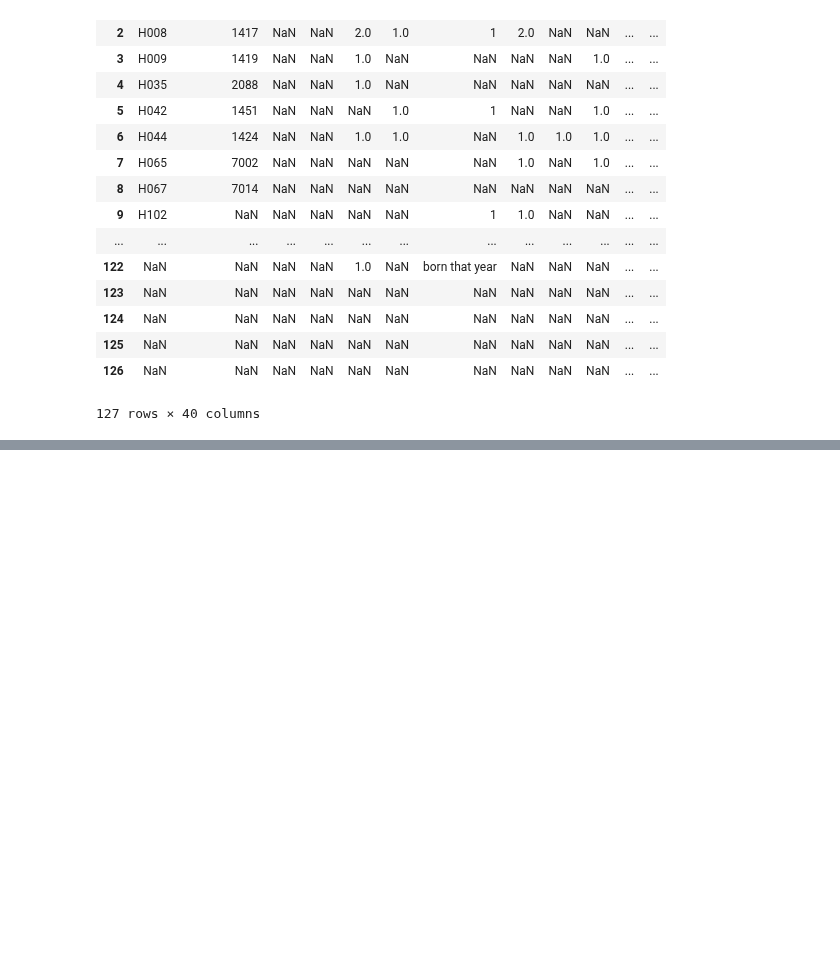
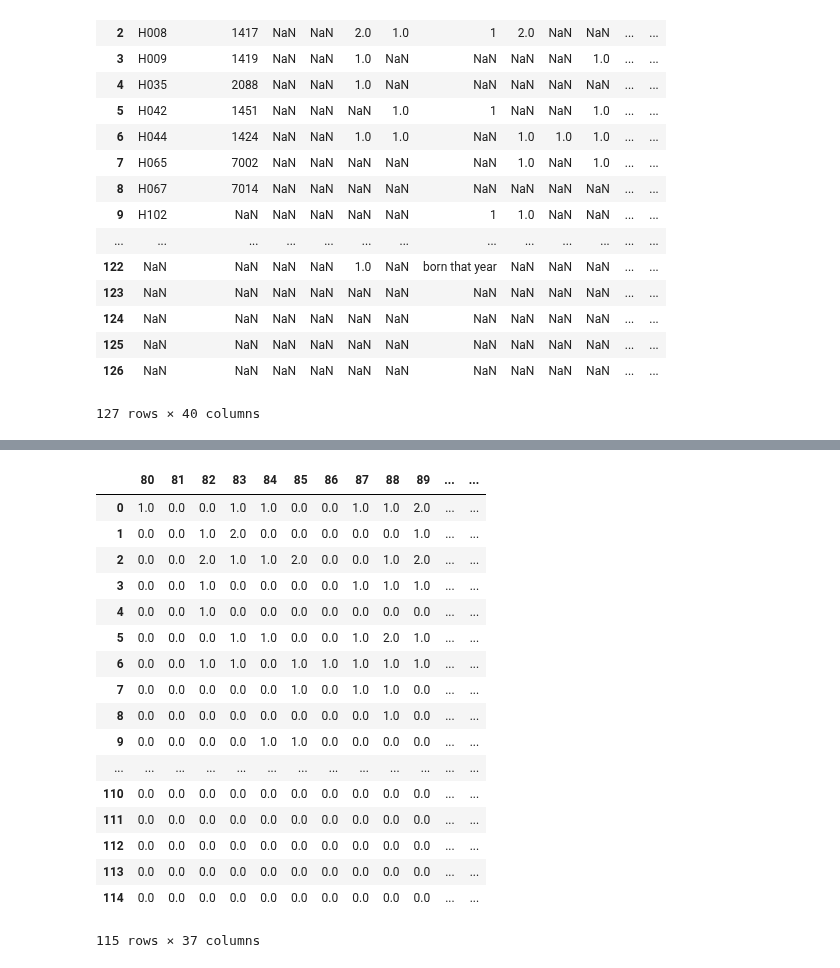
Before and after one commit to Edderic/mics-whales, a Jupyter notebook: mics-whales.ipynb, the cells around one changed output, grey strips where cells are left out. Cells and saved outputs as stored; diff of their text form; code cells hidden in the pictures; blank space fills up the shorter version.

```diff
--- a/mics-whales.ipynb
+++ b/mics-whales.ipynb
@@ -31,0 +137,22 @@ calving_data
+# %%
+no_nans = unprocessed_data.fillna(0.0)
+no_nans
+# %% [output]
+|  | 80 | 81 | 82 | 83 | 84 | 85 | 86 | 87 | 88 | 89 | ... | ... |
+| 0 | 1.0 | 0.0 | 0.0 | 1.0 | 1.0 | 0.0 | 0.0 | 1.0 | 1.0 | 2.0 | ... | ... |
+| 1 | 0.0 | 0.0 | 1.0 | 2.0 | 0.0 | 0.0 | 0.0 | 0.0 | 0.0 | 1.0 | ... | ... |
+| 2 | 0.0 | 0.0 | 2.0 | 1.0 | 1.0 | 2.0 | 0.0 | 0.0 | 1.0 | 2.0 | ... | ... |
+| 3 | 0.0 | 0.0 | 1.0 | 0.0 | 0.0 | 0.0 | 0.0 | 1.0 | 1.0 | 1.0 | ... | ... |
+| 4 | 0.0 | 0.0 | 1.0 | 0.0 | 0.0 | 0.0 | 0.0 | 0.0 | 0.0 | 0.0 | ... | ... |
+| 5 | 0.0 | 0.0 | 0.0 | 1.0 | 1.0 | 0.0 | 0.0 | 1.0 | 2.0 | 1.0 | ... | ... |
+| 6 | 0.0 | 0.0 | 1.0 | 1.0 | 0.0 | 1.0 | 1.0 | 1.0 | 1.0 | 1.0 | ... | ... |
+| 7 | 0.0 | 0.0 | 0.0 | 0.0 | 0.0 | 1.0 | 0.0 | 1.0 | 1.0 | 0.0 | ... | ... |
+| 8 | 0.0 | 0.0 | 0.0 | 0.0 | 0.0 | 0.0 | 0.0 | 0.0 | 1.0 | 0.0 | ... | ... |
+| 9 | 0.0 | 0.0 | 0.0 | 0.0 | 1.0 | 1.0 | 0.0 | 0.0 | 0.0 | 0.0 | ... | ... |
+| ... | ... | ... | ... | ... | ... | ... | ... | ... | ... | ... | ... | ... |
+| 110 | 0.0 | 0.0 | 0.0 | 0.0 | 0.0 | 0.0 | 0.0 | 0.0 | 0.0 | 0.0 | ... | ... |
+| 111 | 0.0 | 0.0 | 0.0 | 0.0 | 0.0 | 0.0 | 0.0 | 0.0 | 0.0 | 0.0 | ... | ... |
+| 112 | 0.0 | 0.0 | 0.0 | 0.0 | 0.0 | 0.0 | 0.0 | 0.0 | 0.0 | 0.0 | ... | ... |
+| 113 | 0.0 | 0.0 | 0.0 | 0.0 | 0.0 | 0.0 | 0.0 | 0.0 | 0.0 | 0.0 | ... | ... |
+| 114 | 0.0 | 0.0 | 0.0 | 0.0 | 0.0 | 0.0 | 0.0 | 0.0 | 0.0 | 0.0 | ... | ... |
+115 rows × 37 columns
```
Also changed, not shown: parts of 20 cells of this notebook.
